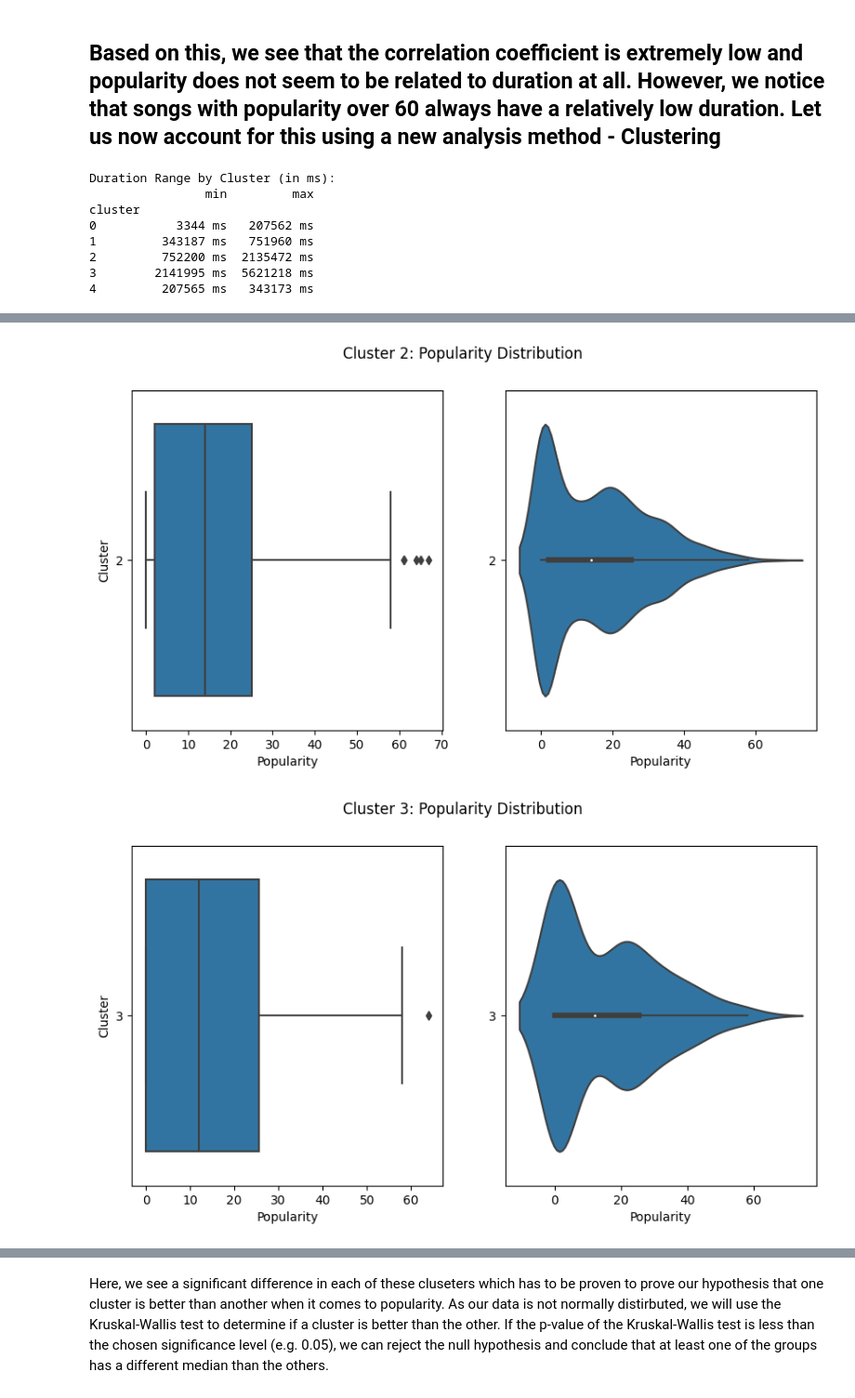
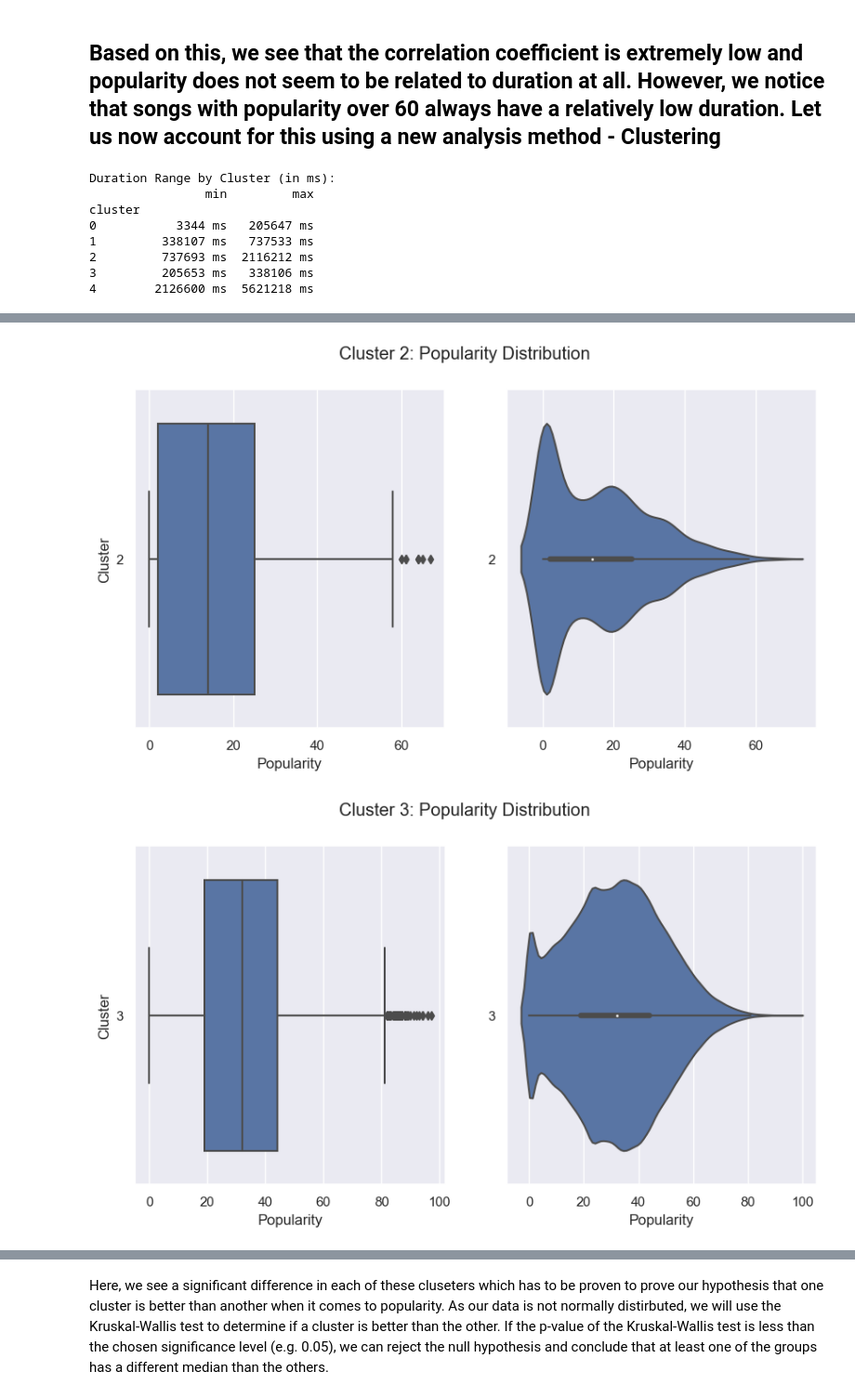
Before and after one commit to ayushmandixit2000/DSAI-Project, a Jupyter notebook: ExploratoryDataAnalysis/EDA.ipynb, the cells around one changed output, grey strips where cells are left out. Shown at 93% size. Drawn from its saved outputs; the diff is of its cells as text; code cells hidden in the pictures.

Commit message:
update EDA based on cleaned dataset

```diff
--- a/ExploratoryDataAnalysis/EDA.ipynb
+++ b/ExploratoryDataAnalysis/EDA.ipynb
@@ -138,7 +138,7 @@ import seaborn as sns
 import matplotlib.pyplot as plt
 from sklearn.cluster import KMeans
 
-df = pd.read_csv('../Data/tracks_reduced.csv')
+df = pd.read_csv('../Data/tracks_cleaned.csv')
 # Extract the duration and popularity features
 X = df[['duration_ms', 'popularity']]
 
@@ -183,8 +183,8 @@ for i in range(5):
 Duration Range by Cluster (in ms):
                 min         max
 cluster
-0           3344 ms   207562 ms
-1         343187 ms   751960 ms
-2         752200 ms  2135472 ms
-3        2141995 ms  5621218 ms
-4         207565 ms   343173 ms
+0           3344 ms   205647 ms
+1         338107 ms   737533 ms
+2         737693 ms  2116212 ms
+3         205653 ms   338106 ms
+4        2126600 ms  5621218 ms
@@ -194,2 +194,2 @@ cluster
-[figure, old version]
+[figure, new version]
-[figure, old version]
+[figure, new version]
```
Also changed, not shown: parts of 51 cells of this notebook, 2 other files.
